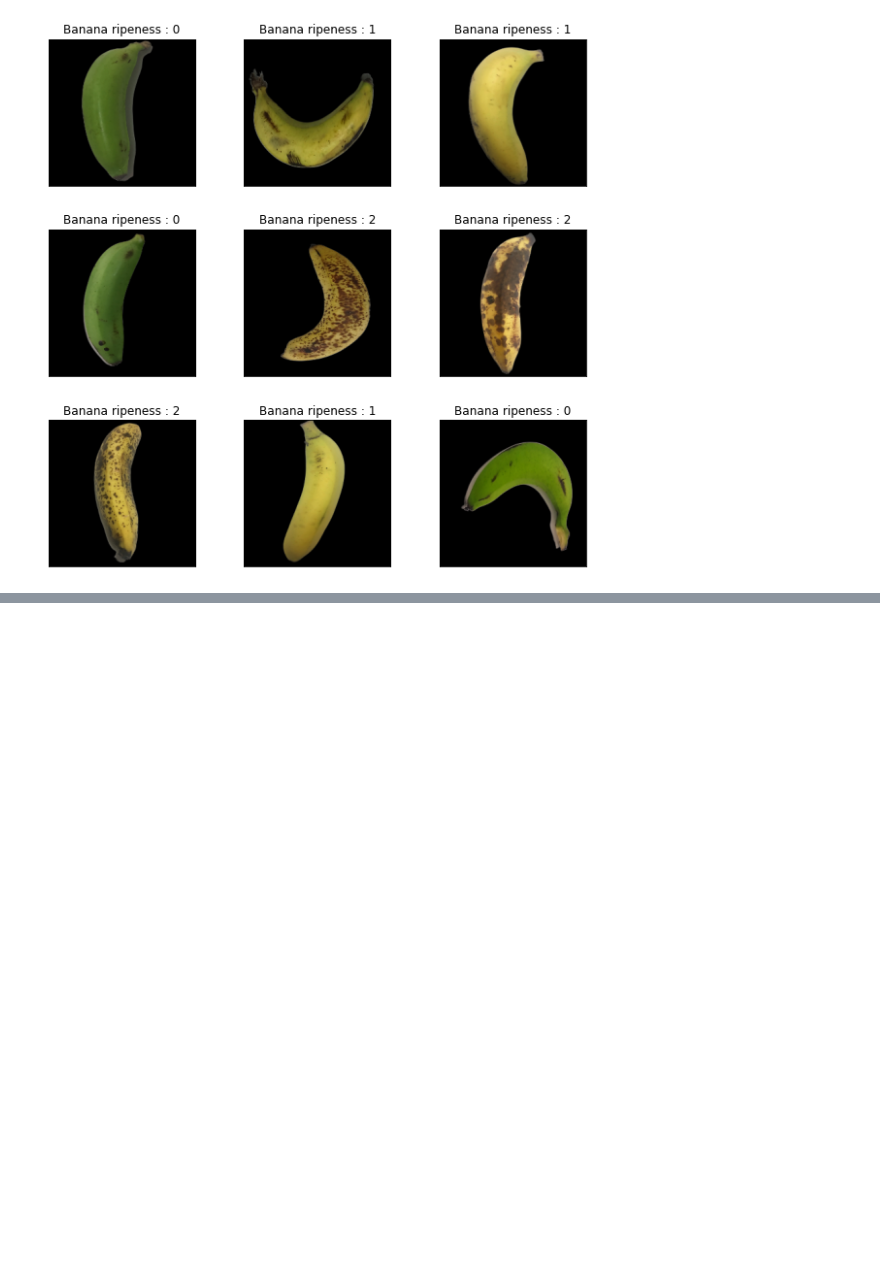
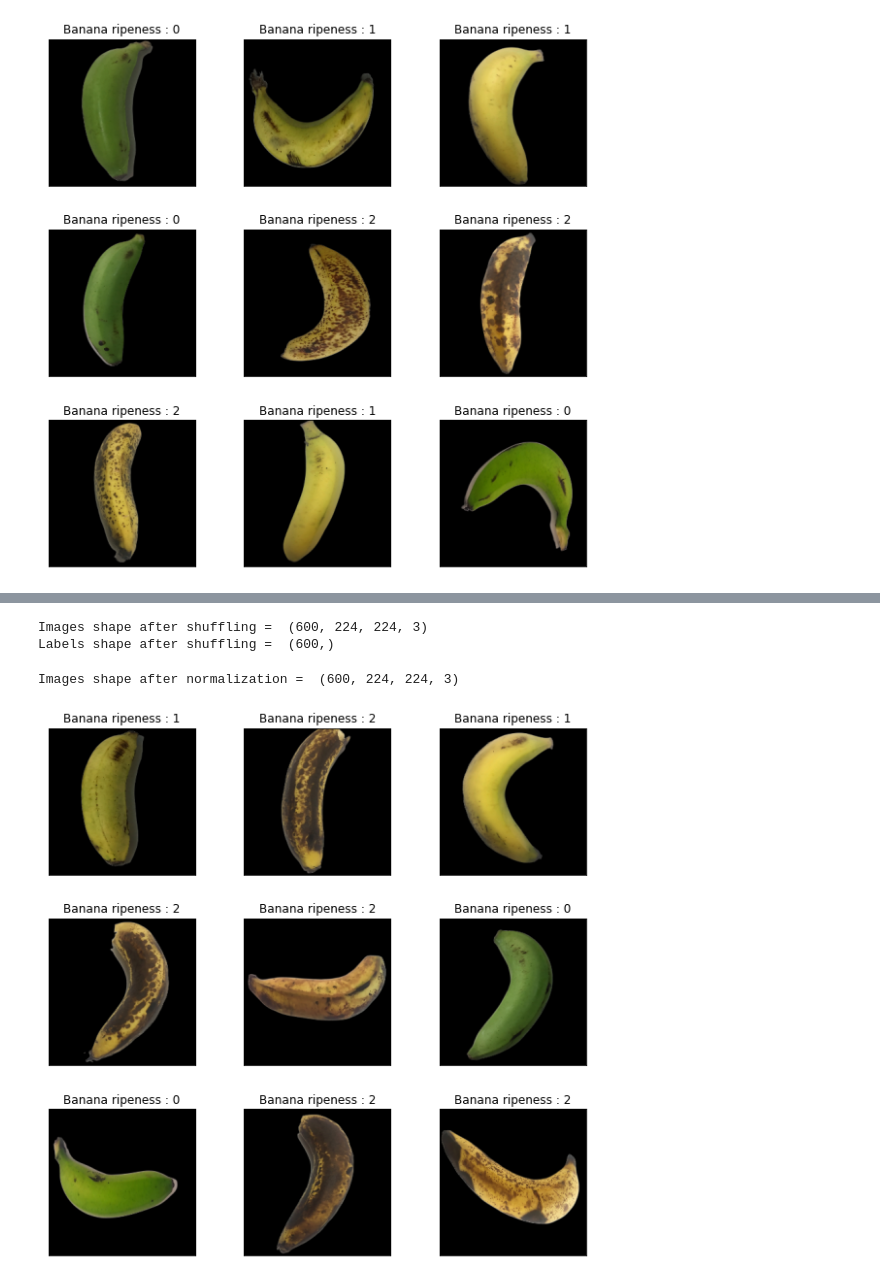
Before and after one commit to kscaiza2/MineriaCaizaAlcivar_U3Lab1, a Jupyter notebook: CNN.ipynb, the cells around one changed output, grey strips where cells are left out. Cells and saved outputs as stored; diff of their text form; code cells hidden in the pictures; blank space fills up the shorter version.

```diff
--- a/CNN.ipynb
+++ b/CNN.ipynb
@@ -92,3 +92,14 @@ def display_rand_images(images, labels):
 display_rand_images(images, labels)
 # %% [output]
 [figure]
+# %%
+#1-step in data shuffling
+
+#get equally spaced numbers in a given range
+n = np.arange(images.shape[0])
+print("'n' values before shuffling = ",n)
+
+#shuffle all the equally spaced values in list 'n'
+np.random.seed(random_seed)
+np.random.shuffle(n)
+print("\n'n' values after shuffling = ",n)
@@ -94,0 +124,22 @@ display_rand_images(images, labels)
+# %%
+#2-step in data shuffling
+
+#shuffle images and corresponding labels data in both the lists
+images = images[n]
+labels = labels[n]
+
+print("Images shape after shuffling = ",images.shape,"\nLabels shape after shuffling = ",labels.shape)
+# %% [output]
+Images shape after shuffling =  (600, 224, 224, 3)
+Labels shape after shuffling =  (600,)
+# %%
+images = images.astype(np.float32)
+labels = labels.astype(np.int32)
+images = images/255
+print("Images shape after normalization = ",images.shape)
+# %% [output]
+Images shape after normalization =  (600, 224, 224, 3)
+# %%
+display_rand_images(images, labels)
+# %% [output]
+[figure, added]
```
Also changed, not shown: parts of 8 cells of this notebook.
